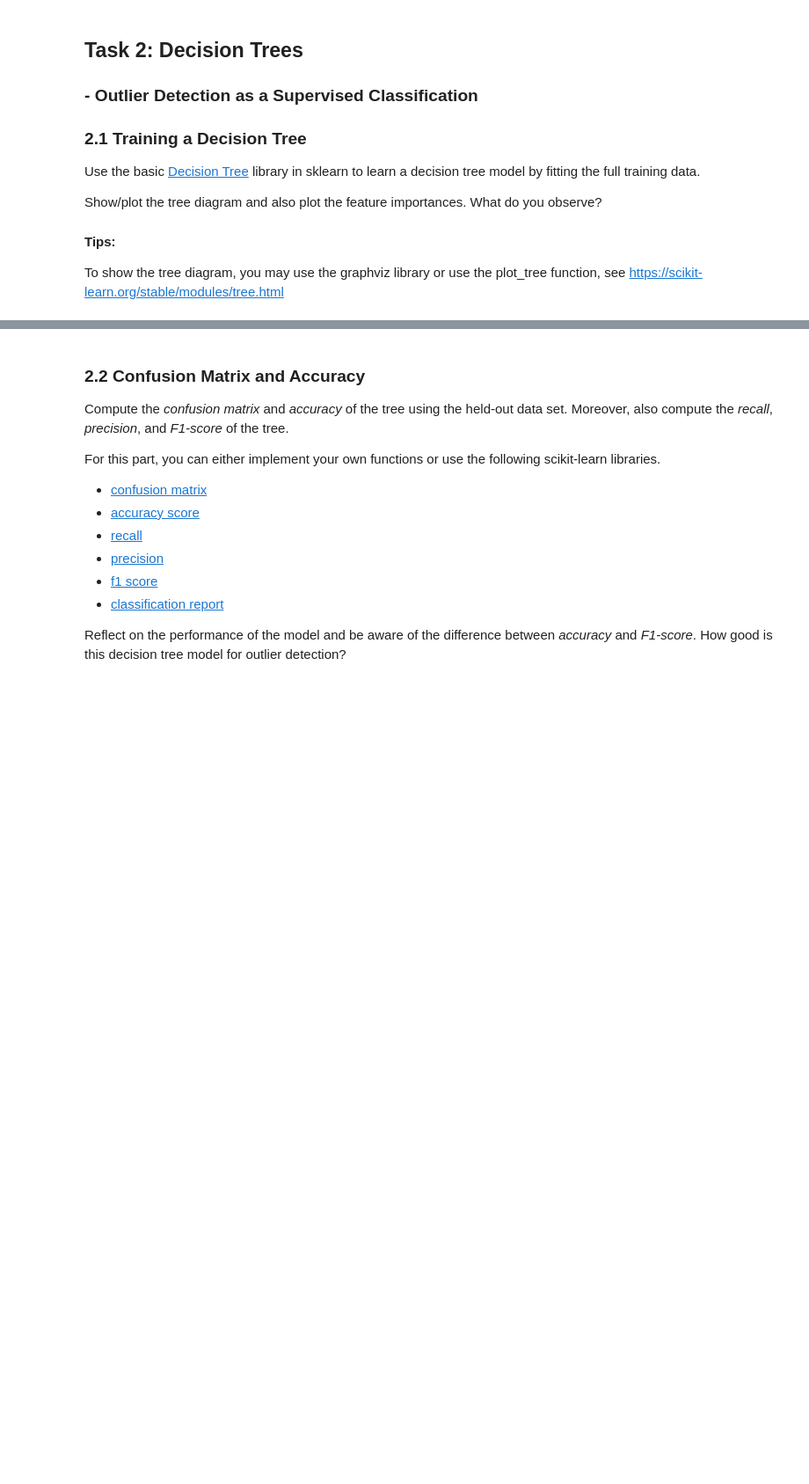
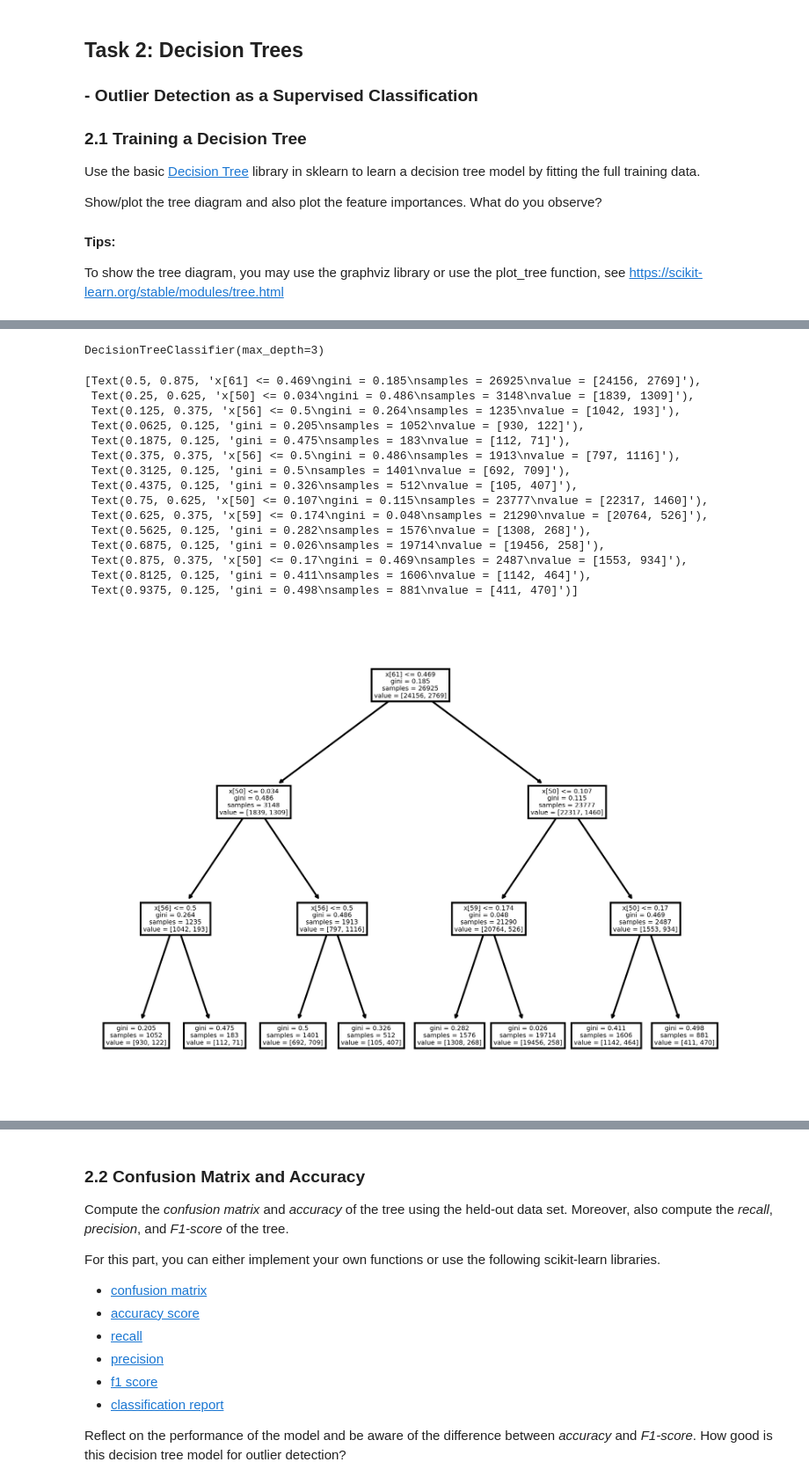
Before and after one commit to MacSuperior/APML, a Jupyter notebook: Assignment-1.ipynb, the cells around one changed output, grey strips where cells are left out. Shown at 88% size. Cells and saved outputs as stored; diff of their text form; code cells hidden in the pictures; blank space fills up the shorter version.

```diff
--- a/Assignment-1.ipynb
+++ b/Assignment-1.ipynb
@@ -282,3 +283,30 @@ tree.plot_tree(cl)
+# %%
+# learn a decision tree using max_depth parameter
+cl_readable = DecisionTreeClassifier(max_depth=3)
+cl_readable.fit(X_train, y_train)
+# %% [output]
+DecisionTreeClassifier(max_depth=3)
+# %%
+# Plot tree
+plt.figure(dpi=500)
+tree.plot_tree(cl_readable)
+# %% [output]
+[Text(0.5, 0.875, 'x[61] <= 0.469\ngini = 0.185\nsamples = 26925\nvalue = [24156, 2769]'),
+ Text(0.25, 0.625, 'x[50] <= 0.034\ngini = 0.486\nsamples = 3148\nvalue = [1839, 1309]'),
+ Text(0.125, 0.375, 'x[56] <= 0.5\ngini = 0.264\nsamples = 1235\nvalue = [1042, 193]'),
+ Text(0.0625, 0.125, 'gini = 0.205\nsamples = 1052\nvalue = [930, 122]'),
+ Text(0.1875, 0.125, 'gini = 0.475\nsamples = 183\nvalue = [112, 71]'),
+ Text(0.375, 0.375, 'x[56] <= 0.5\ngini = 0.486\nsamples = 1913\nvalue = [797, 1116]'),
+ Text(0.3125, 0.125, 'gini = 0.5\nsamples = 1401\nvalue = [692, 709]'),
+ Text(0.4375, 0.125, 'gini = 0.326\nsamples = 512\nvalue = [105, 407]'),
+ Text(0.75, 0.625, 'x[50] <= 0.107\ngini = 0.115\nsamples = 23777\nvalue = [22317, 1460]'),
+ Text(0.625, 0.375, 'x[59] <= 0.174\ngini = 0.048\nsamples = 21290\nvalue = [20764, 526]'),
+ Text(0.5625, 0.125, 'gini = 0.282\nsamples = 1576\nvalue = [1308, 268]'),
+ Text(0.6875, 0.125, 'gini = 0.026\nsamples = 19714\nvalue = [19456, 258]'),
+ Text(0.875, 0.375, 'x[50] <= 0.17\ngini = 0.469\nsamples = 2487\nvalue = [1553, 934]'),
+ Text(0.8125, 0.125, 'gini = 0.411\nsamples = 1606\nvalue = [1142, 464]'),
+ Text(0.9375, 0.125, 'gini = 0.498\nsamples = 881\nvalue = [411, 470]')]
+[figure, added]
 # %%
 # TODO: plot the feature importances
 importances = sorted(cl.feature_importances_, reverse=True)
```
Also changed, not shown: parts of 6 cells of this notebook.
